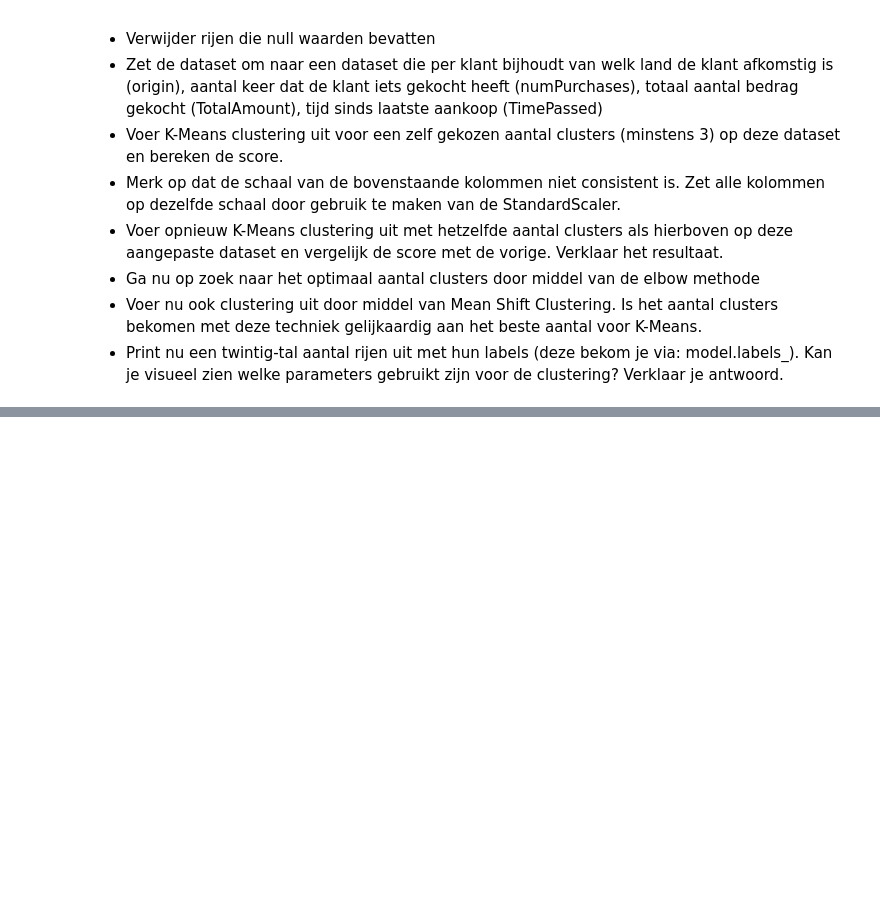
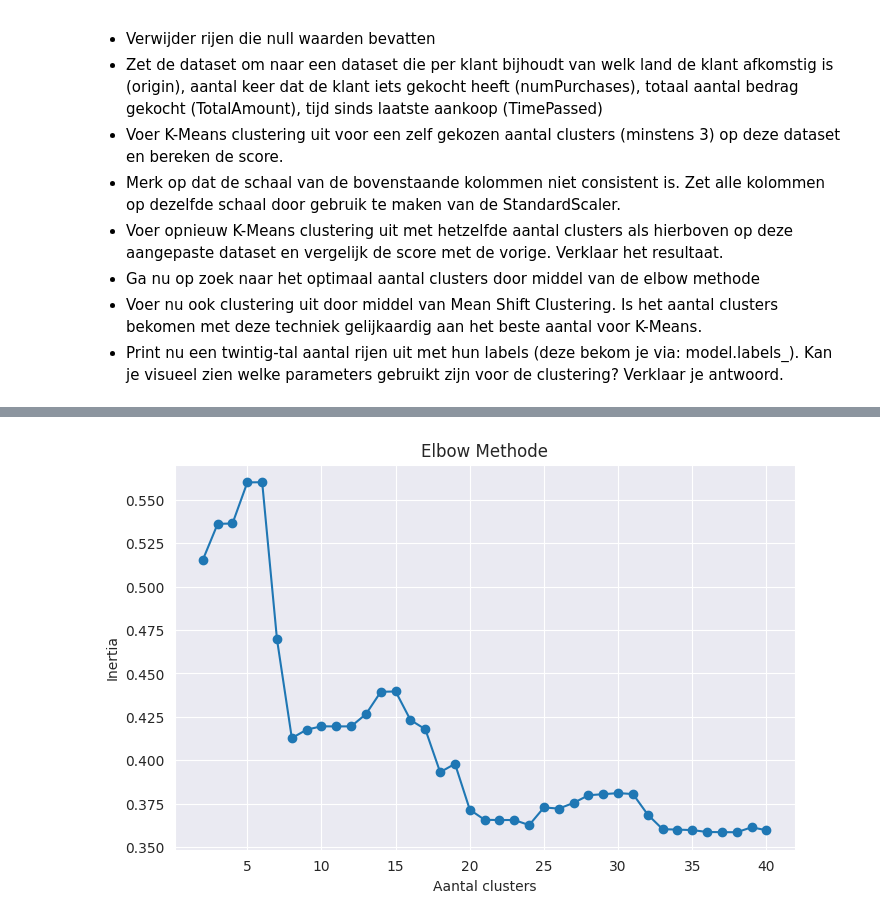
Before and after one commit to OdiseeDataScience2526/Leerstof-groep123, a Jupyter notebook: Les_08/01_Clustering.ipynb, the cells around one changed output, grey strips where cells are left out. Drawn from its saved outputs; the diff is of its cells as text; code cells hidden in the pictures; blank space fills up the shorter version.

```diff
--- a/Les_08/01_Clustering.ipynb
+++ b/Les_08/01_Clustering.ipynb
@@ -282,3 +282,101 @@ Voer clustering uit voor de dataset die je [hier](https://www.kaggle.com/hellbuo
 * Ga nu op zoek naar het optimaal aantal clusters door middel van de elbow methode
 * Voer nu ook clustering uit door middel van Mean Shift Clustering. Is het aantal clusters bekomen met deze techniek gelijkaardig aan het beste aantal voor K-Means.
 * Print nu een twintig-tal aantal rijen uit met hun labels (deze bekom je via: model.labels_). Kan je visueel zien welke parameters gebruikt zijn voor de clustering? Verklaar je antwoord.
+# %%
+import pandas as pd
+import kagglehub
+from sklearn.cluster import KMeans, MeanShift
+from sklearn.preprocessing import StandardScaler
+from sklearn.metrics import silhouette_score
+import matplotlib.pyplot as plt
+
+path = kagglehub.dataset_download("hellbuoy/online-retail-customer-clustering")
+print("Path to dataset files:", path)
+
+df = pd.read_csv(f"{path}/OnlineRetail.csv", encoding="latin1")
+display(df.head())
+display(len(df))
+
+# Stap 1: Verwijder rijen met null waarden
+df = df.dropna()
+display(len(df))
+
+# Stap 2: Maak de dataset klant-gebaseerd
+df['TotalAmount'] = df['Quantity'] * df['UnitPrice']
+customer_df = df.groupby('CustomerID').agg({
+    'Country': 'first',  # Neem het land van de klant
+    'InvoiceNo': 'count',  # Aantal aankopen
+    'TotalAmount': 'sum',  # Totale hoeveelheid gekocht
+    'InvoiceDate': 'max'  # Laatste aankoopdatum
+}).reset_index()
+
+# Bereken tijd sinds laatste aankoop
+customer_df['InvoiceDate'] = pd.to_datetime(customer_df['InvoiceDate'], dayfirst=True)
+max_date = customer_df['InvoiceDate'].max()
+customer_df['TimePassed'] = (max_date - customer_df['InvoiceDate']).dt.days
+customer_df = customer_df.drop(columns=['InvoiceDate'])
+
+# Herbenoem de kolommen
+customer_df.rename(columns={
+    'Country': 'Origin',
+    'InvoiceNo': 'NumPurchases',
+}, inplace=True)
+# Controleer de dataset
+print(customer_df.head())
+
+# Stap 3: K-Means clustering (geen schaalverandering)
+features = ['NumPurchases', 'TotalAmount', 'TimePassed']
+X = customer_df[features]
+
+# K-Means met 3 clusters (bijvoorbeeld)
+kmeans = KMeans(n_clusters=3, random_state=42)
+kmeans.fit(X)
+customer_df['Cluster_KMeans_NoScaling'] = kmeans.labels_
+
+# Bereken score
+score_no_scaling = silhouette_score(X, kmeans.labels_)
+print(f"Silhouette score zonder schaalverandering: {score_no_scaling}")
+
+# Stap 4: Schalen met StandardScaler
+scaler = StandardScaler()
+X_scaled = scaler.fit_transform(X)
+
+# K-Means met 3 clusters (geschaalde data)
+kmeans_scaled = KMeans(n_clusters=3, random_state=42)
+kmeans_scaled.fit(X_scaled)
+customer_df['Cluster_KMeans_Scaled'] = kmeans_scaled.labels_
+
+# Bereken score
+score_scaling = silhouette_score(X_scaled, kmeans_scaled.labels_)
+print(f"Silhouette score met schaalverandering: {score_scaling}")
+
+# Resultaatvergelijking
+print("De score verbetert door de schaal consistent te maken.")
+
+# Stap 5: Elbow-methode voor optimaal aantal clusters
+inertia = []
+cluster_range = range(2, 41)
+for k in cluster_range:
+    model = KMeans(n_clusters=k, random_state=42)
+    model.fit(X_scaled)
+    inertia.append(silhouette_score(X_scaled, model.predict(X_scaled)))
+
+plt.figure(figsize=(8, 5))
+plt.plot(cluster_range, inertia, marker='o')
+plt.title("Elbow Methode")
+plt.xlabel("Aantal clusters")
+plt.ylabel("Inertia")
+plt.show()
+
+# Stap 6: Mean Shift Clustering
+mean_shift = MeanShift()
+mean_shift.fit(X_scaled)
+customer_df['Cluster_MeanShift'] = mean_shift.labels_
+
+# Aantal clusters Mean Shift
+mean_shift_clusters = len(np.unique(mean_shift.labels_))
+print(f"Aantal clusters met Mean Shift: {mean_shift_clusters}")
+
+# Stap 7: Toon voorbeeldrijen met labels
+print(customer_df[['CustomerID', 'Origin', 'NumPurchases', 'TotalAmount', 'TimePassed', 'Cluster_KMeans_Scaled', 'Cluster_MeanShift']].head(20))
+# %% [output]
@@ -284,0 +401 @@ Voer clustering uit voor de dataset die je [hier](https://www.kaggle.com/hellbuo
+[figure, added]
```
Also changed, not shown: parts of 1 cell of this notebook.
